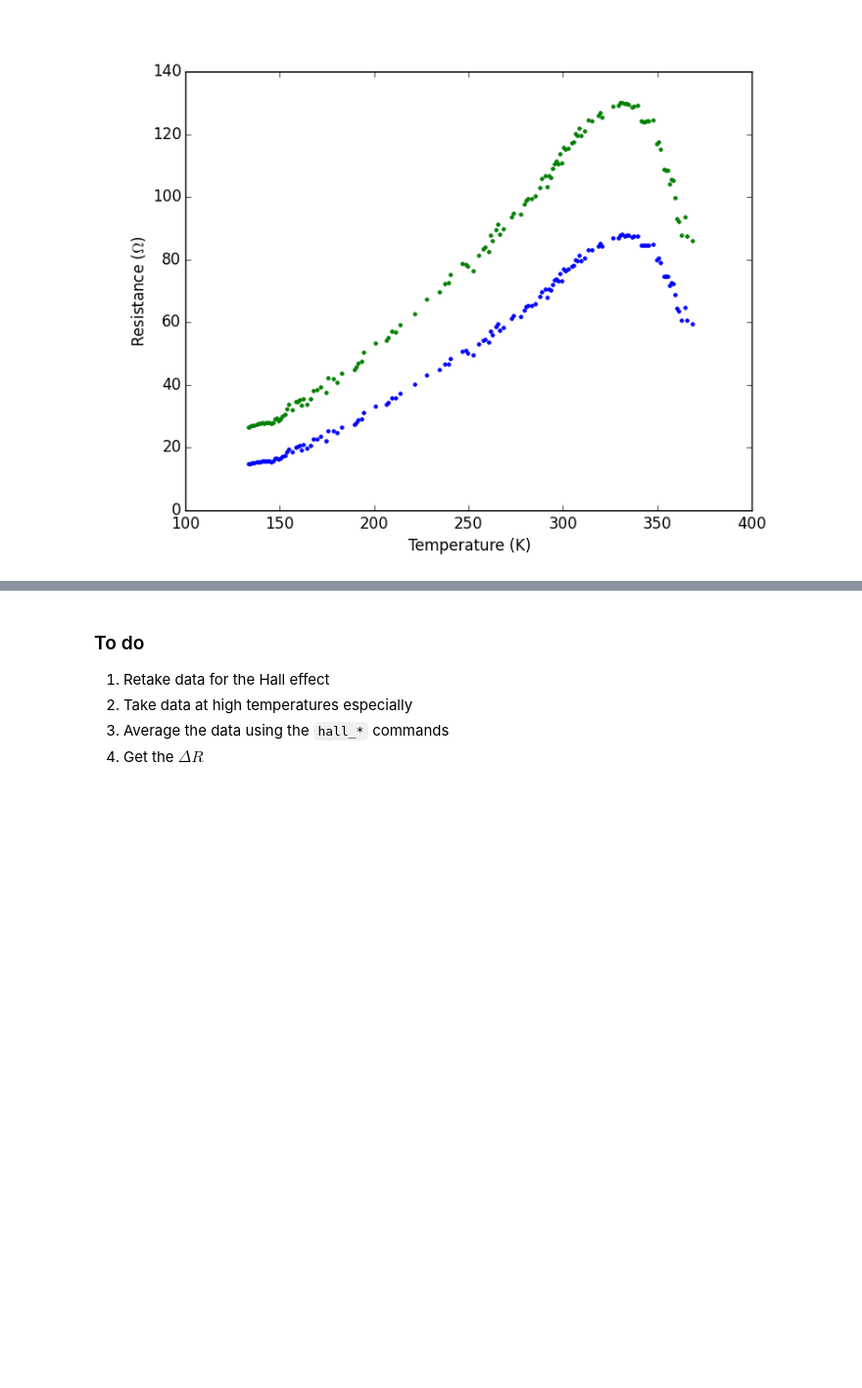
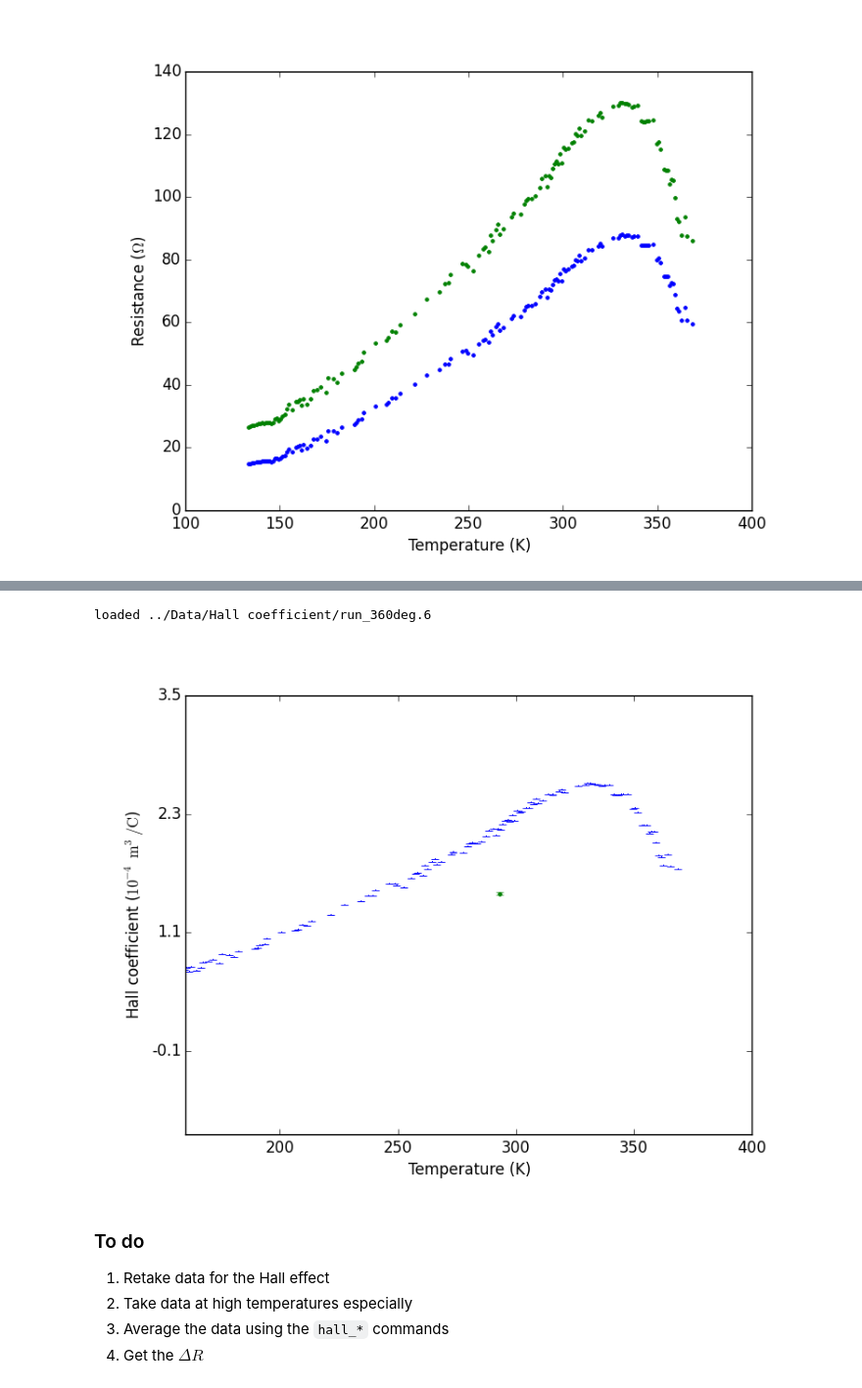
Before and after one commit to ejetzer/hall, a Jupyter notebook: Outline/Lab Outline.ipynb, the cells around one changed output, grey strips where cells are left out. Shown at 98% size. Cells and saved outputs as stored; diff of their text form; code cells hidden in the pictures; blank space fills up the shorter version.

```diff
--- a/Outline/Lab Outline.ipynb
+++ b/Outline/Lab Outline.ipynb
@@ -533,12 +520,15 @@ FIT RESULTS (reduced chi squared = [2230.4999405789154])
 # %%
 reload(Hall_coefficient)
 reload(RvsT)
 
 # The data we want is in files 5 and 6
 data_files = ['../Data/Hall coefficient/run_360deg.6']
-fits = Hall_coefficient.main(data_files, a, b, c, d, pguess, eguess, cold_errs[5], hot_errs[5], outfile='V6')
-RvsT.print_results(fits)
+fits = Hall_coefficient.main(data_files, a, b, c, d, pguess, eguess, cold_errs[5], hot_errs[5], outfile='V6',
+                             B=avg_field)
 Image('../Graphs/Hall/V6.png')
+# %% [output]
+loaded ../Data/Hall coefficient/run_360deg.6
+[figure, added]
 # %% [markdown]
 ### To do
 
```
Also changed, not shown: parts of 5 cells of this notebook, 6 other files.
